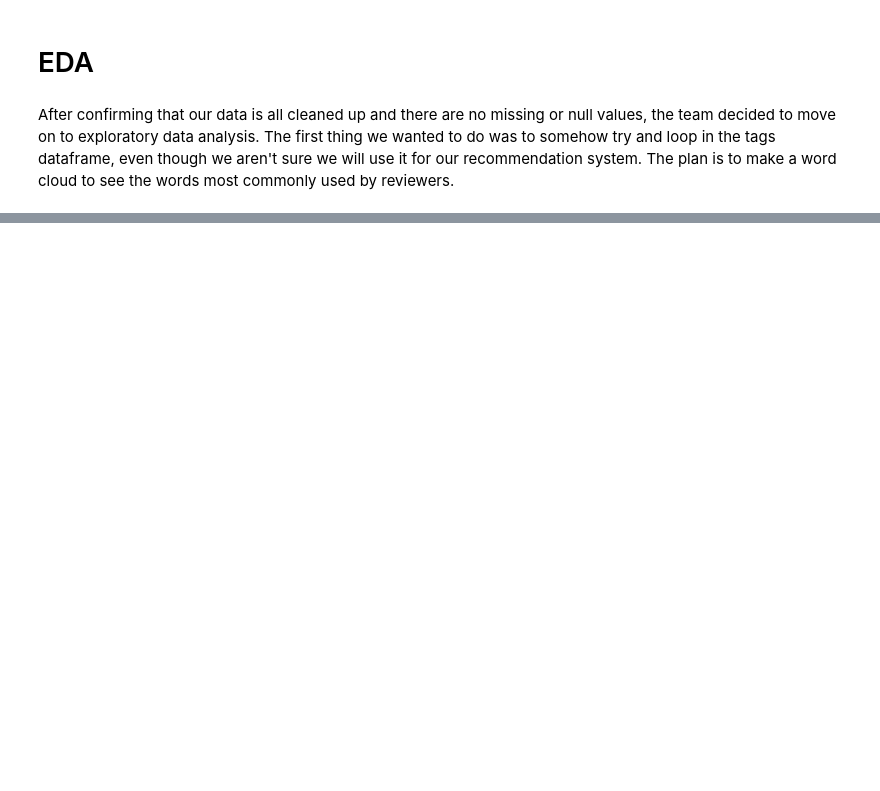
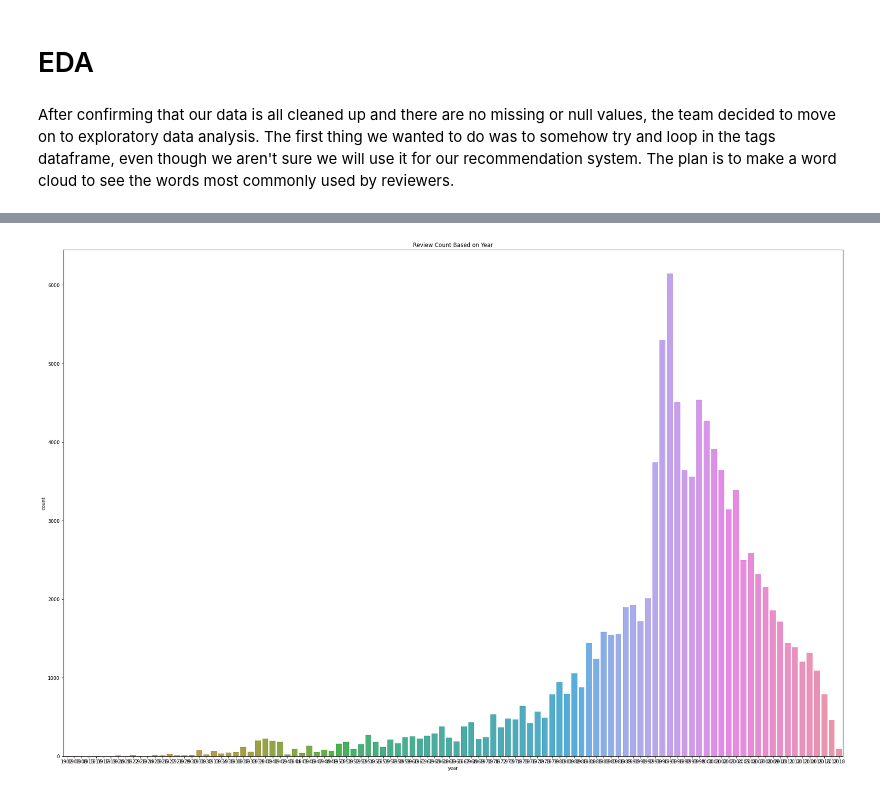
Before and after one commit to MackoyS/movielens-recommendation-system, a Jupyter notebook: eda_mackoy.ipynb, the cells around one changed output, grey strips where cells are left out. Cells and saved outputs as stored; diff of their text form; code cells hidden in the pictures; blank space fills up the shorter version.

```diff
--- a/eda_mackoy.ipynb
+++ b/eda_mackoy.ipynb
@@ -410,0 +413,7 @@ plt.show()
+# %%
+# All Reviews Based on Years
+plt.figure(figsize=(30,20))
+sns.countplot(data=movie, x='year')
+plt.title('Review Count Based on Year');
+# %% [output]
+[figure, added]
```
Also changed, not shown: parts of 50 cells of this notebook.
